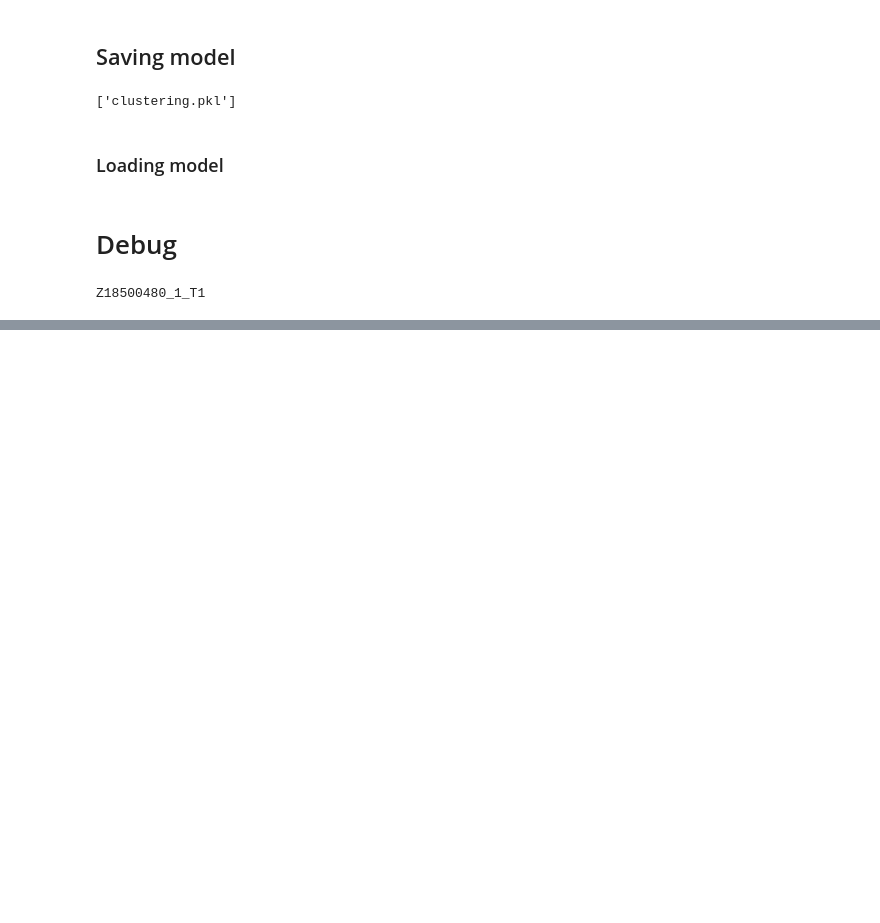
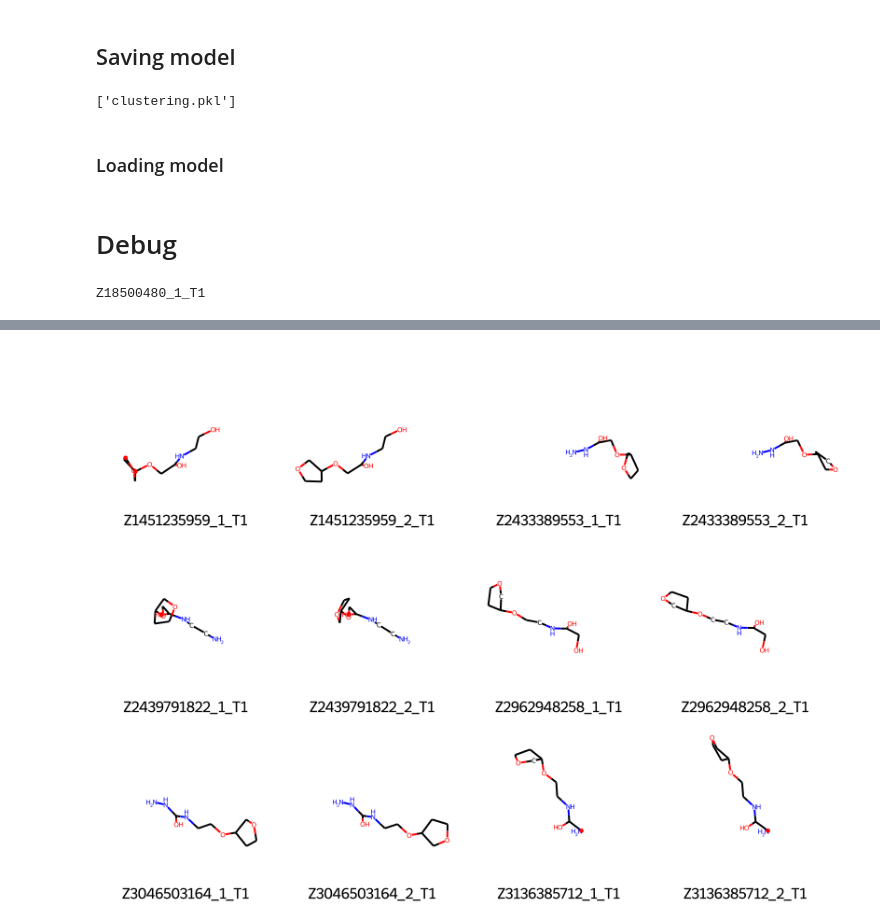
Before and after one commit to wewewexiao2008/virtual-screen, a Jupyter notebook: notebook.ipynb, the cells around one changed output, grey strips where cells are left out. Cells and saved outputs as stored; diff of their text form; code cells hidden in the pictures; blank space fills up the shorter version.

```diff
--- a/notebook.ipynb
+++ b/notebook.ipynb
@@ -913,3 +913,18 @@ for mol in tqdm(supl):
     print(name)
 # %% [output]
 Z18500480_1_T1
+# %%
+from model.cluster import Reducer
+import glob
+from sklearn.cluster import KMeans, MiniBatchKMeans
+
+ls = glob.glob(r'**/*ed.fps', recursive=True)
+
+reducer = Reducer(
+    n_clusters=500,
+    batch_size=1000,
+    max_iter=200,
+    init_size=1500
+)
+
+df = reducer.run(ls[0], rank=0)
@@ -915,0 +984,28 @@ Z18500480_1_T1
+# %%
+from rdkit import Chem
+from rdkit.Chem import AllChem
+# from rdkit.Chem.Draw import IPythonConsole #Needed to show molecules
+from rdkit.Chem.Draw.MolDrawing import MolDrawing, DrawingOptions #Only needed if modifying defaults
+from rdkit.Chem import Draw
+from scripts.rdkit2pdbqt import MolFromPDBQTBlock
+
+mols = []
+ids = []
+
+for mol_id in df[df['gp1']==314]['id'][:]:
+    _ls = glob.glob(r'debug/**/{}.pdbqt'.format(mol_id),recursive=True)
+    mol_path = _ls[0]
+    with open(mol_path, 'r') as mol_f:
+        mol = MolFromPDBQTBlock(mol_f.read())
+    mols.append(mol)
+    ids.append(mol_id)
+
+img = Draw.MolsToGridImage(
+    mols,
+    molsPerRow=4,
+    subImgSize=(200,200),
+    legends=[i for i in ids]
+)
+img
+# %% [output]
+[figure, added]
```
Also changed, not shown: parts of 5 cells of this notebook.
